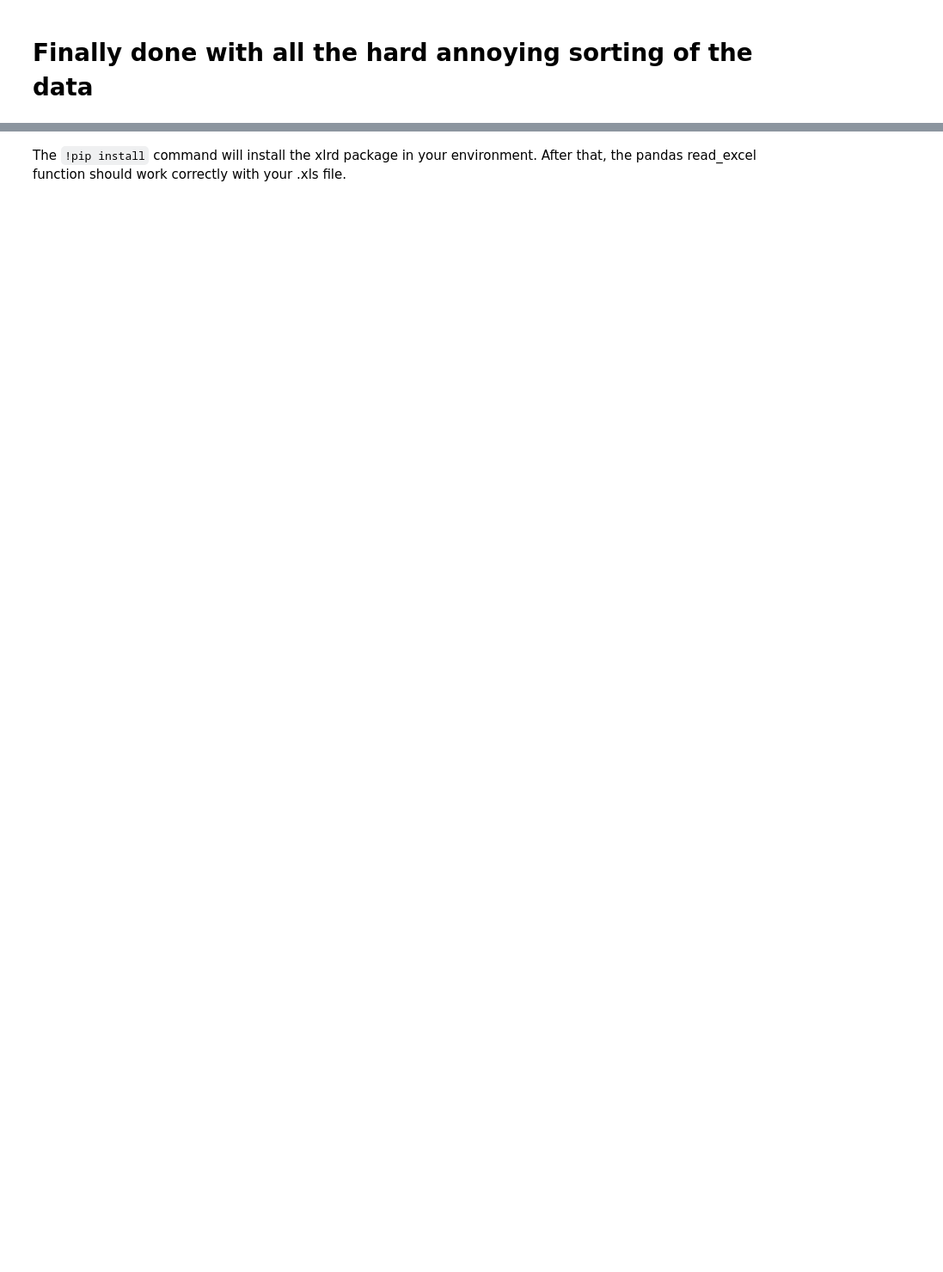
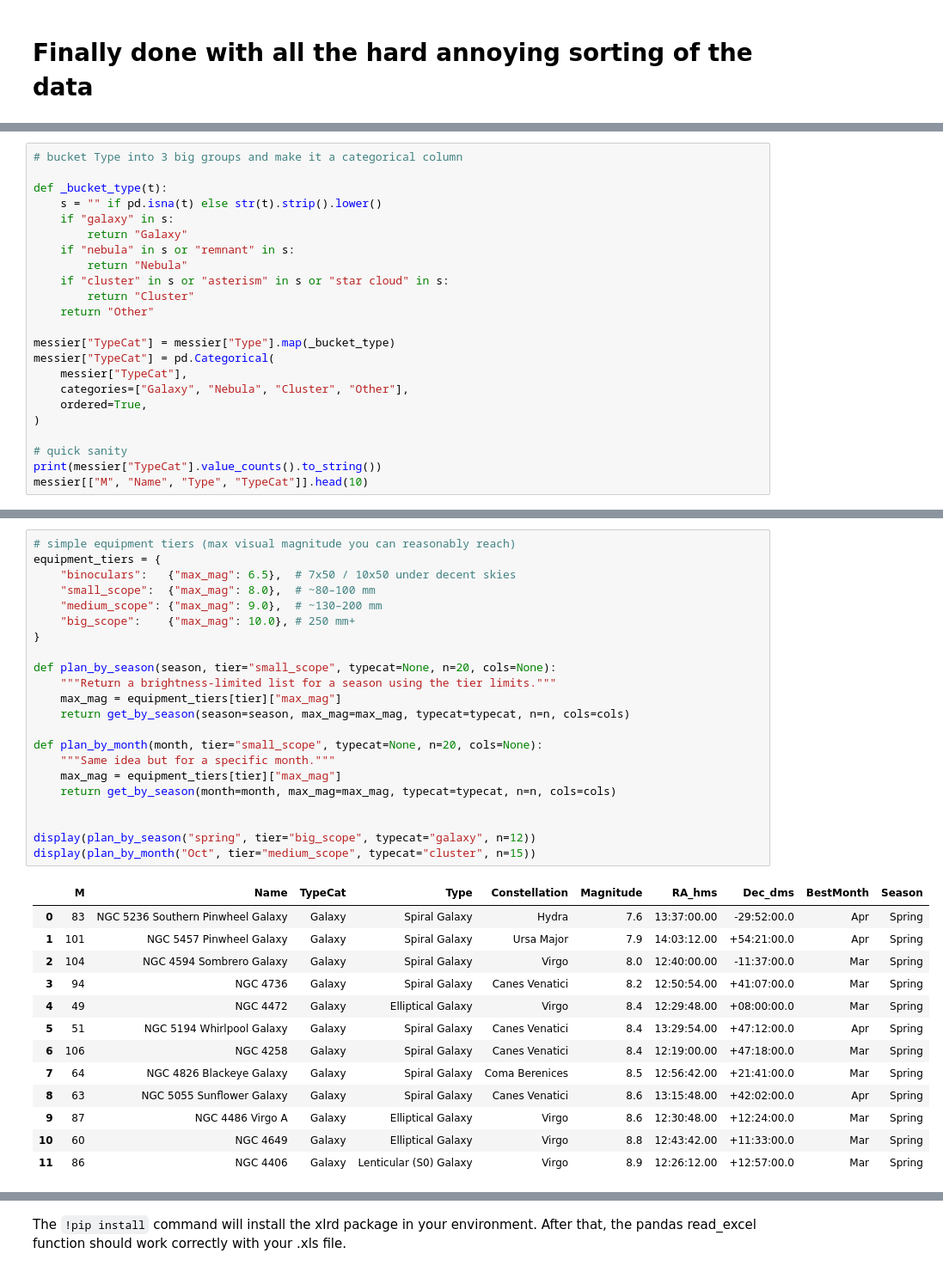
Before and after one commit to MUTEJIMMY/Astr1221_Project2_Abdirahman, a Jupyter notebook: Project2_DataWrangling.ipynb, the cells around one changed output, grey strips where cells are left out. Shown: that part at 86% size. Cells and saved outputs as stored; diff of their text form; blank space fills up the shorter version.

Commit message:
update: tidy comments + season query

```diff
--- a/Project2_DataWrangling.ipynb
+++ b/Project2_DataWrangling.ipynb
@@ -475,0 +441,23 @@ plt.show()
+# %%
+# bucket Type into 3 big groups and make it a categorical column
+
+def _bucket_type(t):
+    s = "" if pd.isna(t) else str(t).strip().lower()
+    if "galaxy" in s:
+        return "Galaxy"
+    if "nebula" in s or "remnant" in s:
+        return "Nebula"
+    if "cluster" in s or "asterism" in s or "star cloud" in s:
+        return "Cluster"
+    return "Other"
+
+messier["TypeCat"] = messier["Type"].map(_bucket_type)
+messier["TypeCat"] = pd.Categorical(
+    messier["TypeCat"],
+    categories=["Galaxy", "Nebula", "Cluster", "Other"],
+    ordered=True,
+)
+
+# quick sanity
+print(messier["TypeCat"].value_counts().to_string())
+messier[["M", "Name", "Type", "TypeCat"]].head(10)
@@ -475,0 +586,36 @@ plt.show()
+# %%
+# simple equipment tiers (max visual magnitude you can reasonably reach)
+equipment_tiers = {
+    "binoculars":   {"max_mag": 6.5},  # 7x50 / 10x50 under decent skies
+    "small_scope":  {"max_mag": 8.0},  # ~80–100 mm
+    "medium_scope": {"max_mag": 9.0},  # ~130–200 mm
+    "big_scope":    {"max_mag": 10.0}, # 250 mm+
+}
+
+def plan_by_season(season, tier="small_scope", typecat=None, n=20, cols=None):
+    """Return a brightness-limited list for a season using the tier limits."""
+    max_mag = equipment_tiers[tier]["max_mag"]
+    return get_by_season(season=season, max_mag=max_mag, typecat=typecat, n=n, cols=cols)
+
+def plan_by_month(month, tier="small_scope", typecat=None, n=20, cols=None):
+    """Same idea but for a specific month."""
+    max_mag = equipment_tiers[tier]["max_mag"]
+    return get_by_season(month=month, max_mag=max_mag, typecat=typecat, n=n, cols=cols)
+
+
+display(plan_by_season("spring", tier="big_scope", typecat="galaxy", n=12))
+display(plan_by_month("Oct", tier="medium_scope", typecat="cluster", n=15))
+# %% [output]
+|  | M | Name | TypeCat | Type | Constellation | Magnitude | RA_hms | Dec_dms | BestMonth | Season |
+| 0 | 83 | NGC 5236 Southern Pinwheel Galaxy | Galaxy | Spiral Galaxy | Hydra | 7.6 | 13:37:00.00 | -29:52:00.0 | Apr | Spring |
+| 1 | 101 | NGC 5457 Pinwheel Galaxy | Galaxy | Spiral Galaxy | Ursa Major | 7.9 | 14:03:12.00 | +54:21:00.0 | Apr | Spring |
+| 2 | 104 | NGC 4594 Sombrero Galaxy | Galaxy | Spiral Galaxy | Virgo | 8.0 | 12:40:00.00 | -11:37:00.0 | Mar | Spring |
+| 3 | 94 | NGC 4736 | Galaxy | Spiral Galaxy | Canes Venatici | 8.2 | 12:50:54.00 | +41:07:00.0 | Mar | Spring |
+| 4 | 49 | NGC 4472 | Galaxy | Elliptical Galaxy | Virgo | 8.4 | 12:29:48.00 | +08:00:00.0 | Mar | Spring |
+| 5 | 51 | NGC 5194 Whirlpool Galaxy | Galaxy | Spiral Galaxy | Canes Venatici | 8.4 | 13:29:54.00 | +47:12:00.0 | Apr | Spring |
+| 6 | 106 | NGC 4258 | Galaxy | Spiral Galaxy | Canes Venatici | 8.4 | 12:19:00.00 | +47:18:00.0 | Mar | Spring |
+| 7 | 64 | NGC 4826 Blackeye Galaxy | Galaxy | Spiral Galaxy | Coma Berenices | 8.5 | 12:56:42.00 | +21:41:00.0 | Mar | Spring |
+| 8 | 63 | NGC 5055 Sunflower Galaxy | Galaxy | Spiral Galaxy | Canes Venatici | 8.6 | 13:15:48.00 | +42:02:00.0 | Apr | Spring |
+| 9 | 87 | NGC 4486 Virgo A | Galaxy | Elliptical Galaxy | Virgo | 8.6 | 12:30:48.00 | +12:24:00.0 | Mar | Spring |
+| 10 | 60 | NGC 4649 | Galaxy | Elliptical Galaxy | Virgo | 8.8 | 12:43:42.00 | +11:33:00.0 | Mar | Spring |
+| 11 | 86 | NGC 4406 | Galaxy | Lenticular (S0) Galaxy | Virgo | 8.9 | 12:26:12.00 | +12:57:00.0 | Mar | Spring |
```
Also changed, not shown: parts of 24 cells of this notebook, 2 other files.
